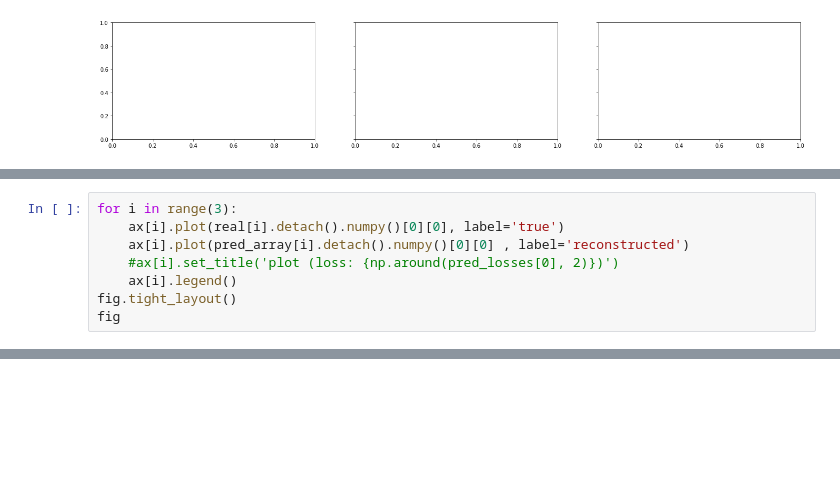
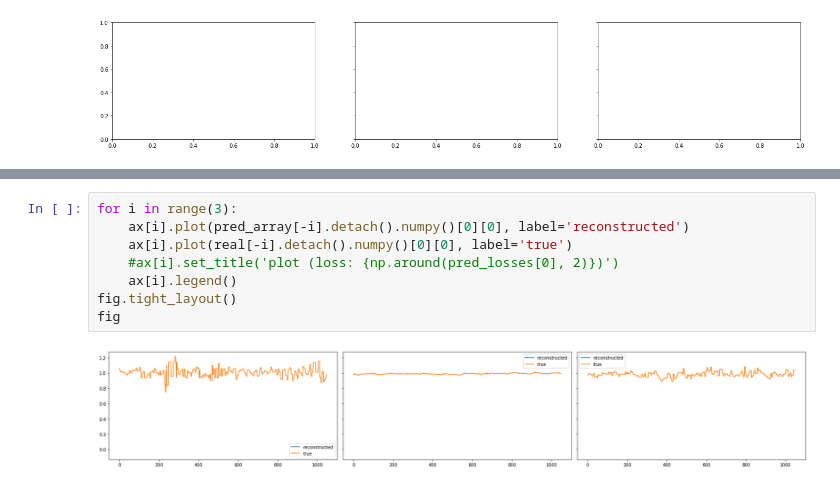
Before and after one commit to TheJproject/deeplearning, a Jupyter notebook: DL(1).ipynb, the cells around one changed output, grey strips where cells are left out. Saved outputs shown, nothing was run; the diff lists cells and outputs as text; blank space fills up the shorter version.

```diff
--- a/DL(1).ipynb
+++ b/DL(1).ipynb
@@ -287,8 +478,0 @@ print(pred_array[0].detach().numpy()[0][0])
-# %%
-for i in range(3):
-    ax[i].plot(real[i].detach().numpy()[0][0], label='true')
-    ax[i].plot(pred_array[i].detach().numpy()[0][0] , label='reconstructed')
-    #ax[i].set_title('plot (loss: {np.around(pred_losses[0], 2)})')
-    ax[i].legend()
-fig.tight_layout()
-fig
@@ -296,0 +491,10 @@ fig
+# %%
+for i in range(3):
+    ax[i].plot(pred_array[-i].detach().numpy()[0][0], label='reconstructed')
+    ax[i].plot(real[-i].detach().numpy()[0][0], label='true')
+    #ax[i].set_title('plot (loss: {np.around(pred_losses[0], 2)})')
+    ax[i].legend()
+fig.tight_layout()
+fig
+# %% [output]
+[figure, added]
```
Also changed, not shown: parts of 22 cells of this notebook.
